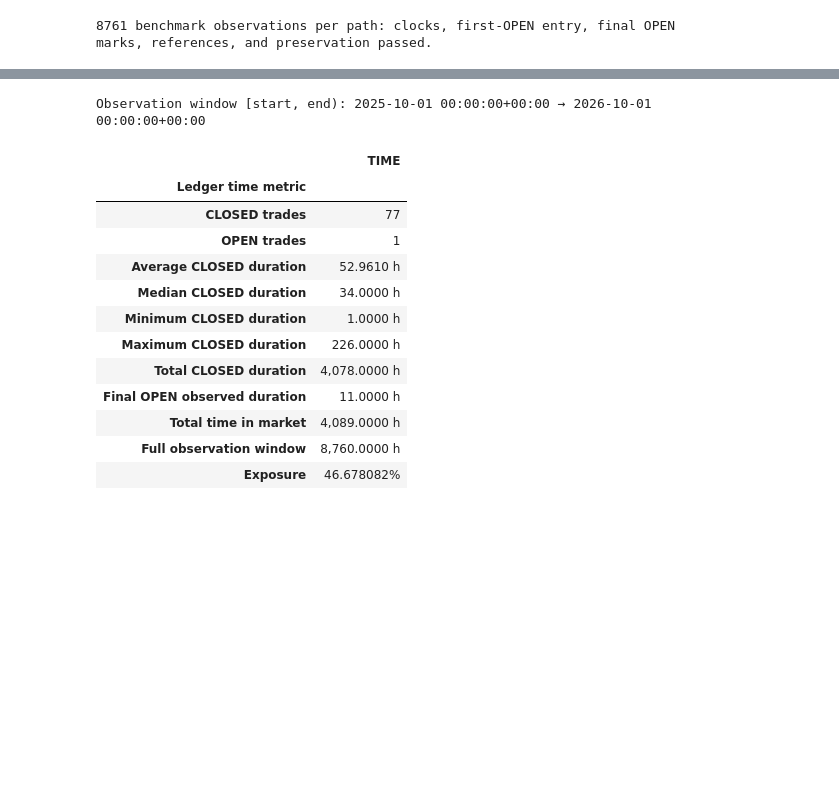
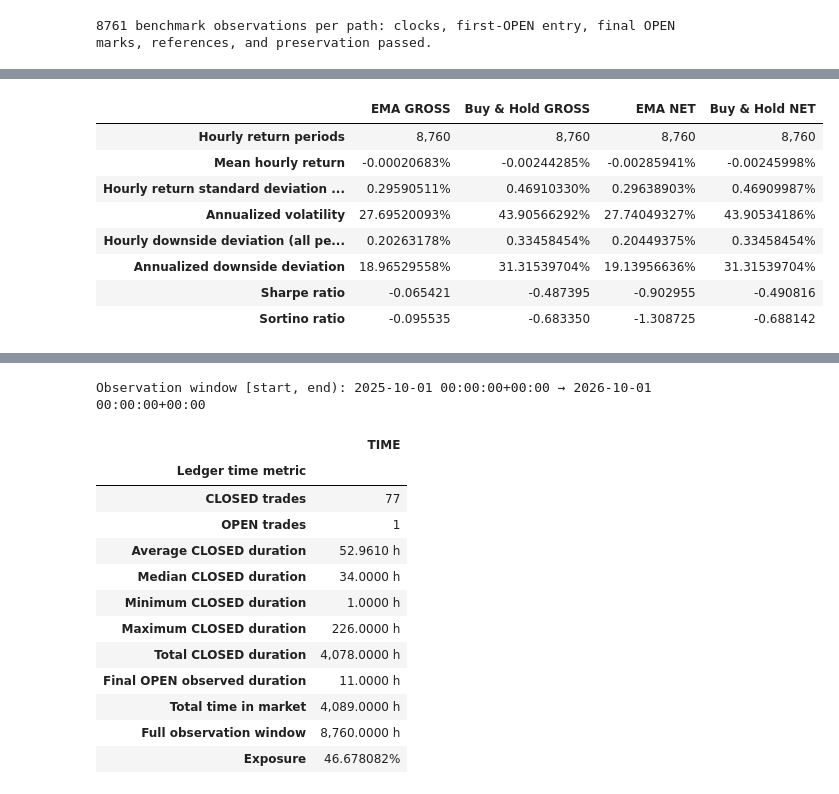
Before and after one commit to puckmandestroyer/trading-lab, a Jupyter notebook: notebooks/03_backtest_review.ipynb, the cells around one changed output, grey strips where cells are left out. Cells and saved outputs as stored; diff of their text form; code cells hidden in the pictures; blank space fills up the shorter version.

Commit message:
Add Stage 5.17 risk-adjusted analytics

```diff
--- a/notebooks/03_backtest_review.ipynb
+++ b/notebooks/03_backtest_review.ipynb
@@ -114,6 +120,10 @@ CSV_PATH = PROJECT_ROOT / "data" / "raw" / "BTCUSDT_1h.csv"
 print(f"EMA spans: {FAST_SPAN}/{SLOW_SPAN}; warm-up: {WARMUP_CANDLES} candles")
 print(f"Starting capital: {INITIAL_CAPITAL:,.2f} USDT")
 print(f"Research fee: {FEE_RATE:.2%} per side; adverse slippage: {SLIPPAGE_RATE:.2%} per side")
+
+PERIODS_PER_YEAR = 365 * 24  # Explicit hourly 24/7 analytics convention.
+RISK_FREE_RETURN_PER_PERIOD = 0.0
+MINIMUM_ACCEPTABLE_RETURN_PER_PERIOD = 0.0
 # %% [output]
 EMA spans: 20/50; warm-up: 50 candles
 Starting capital: 10,000.00 USDT
@@ -1560,0 +1599,78 @@ print("8761 benchmark observations per path: clocks, first-OPEN entry, final OPE
+# %%
+risk_adjusted_equity_paths = {
+    "EMA GROSS": gross_equity_path,
+    "Buy & Hold GROSS": gross_buy_hold_equity,
+    "EMA NET": net_equity_path,
+    "Buy & Hold NET": net_buy_hold_equity,
+}
+risk_adjusted_equity_before = {
+    label: path.copy(deep=True) for label, path in risk_adjusted_equity_paths.items()
+}
+risk_adjusted_candles_before = candles.copy(deep=True)
+
+ema_gross_time_returns = calculate_time_based_returns(gross_equity_path)
+ema_net_time_returns = calculate_time_based_returns(net_equity_path)
+buy_hold_gross_time_returns = calculate_time_based_returns(gross_buy_hold_equity)
+buy_hold_net_time_returns = calculate_time_based_returns(net_buy_hold_equity)
+time_return_paths = {
+    "EMA GROSS": ema_gross_time_returns,
+    "Buy & Hold GROSS": buy_hold_gross_time_returns,
+    "EMA NET": ema_net_time_returns,
+    "Buy & Hold NET": buy_hold_net_time_returns,
+}
+ema_gross_risk_adjusted_summary = summarize_risk_adjusted_performance(
+    gross_equity_path, PERIODS_PER_YEAR, RISK_FREE_RETURN_PER_PERIOD,
+    MINIMUM_ACCEPTABLE_RETURN_PER_PERIOD, label="EMA GROSS",
+)
+ema_net_risk_adjusted_summary = summarize_risk_adjusted_performance(
+    net_equity_path, PERIODS_PER_YEAR, RISK_FREE_RETURN_PER_PERIOD,
+    MINIMUM_ACCEPTABLE_RETURN_PER_PERIOD, label="EMA NET",
+)
+buy_hold_gross_risk_adjusted_summary = summarize_risk_adjusted_performance(
+    gross_buy_hold_equity, PERIODS_PER_YEAR, RISK_FREE_RETURN_PER_PERIOD,
+    MINIMUM_ACCEPTABLE_RETURN_PER_PERIOD, label="Buy & Hold GROSS",
+)
+buy_hold_net_risk_adjusted_summary = summarize_risk_adjusted_performance(
+    net_buy_hold_equity, PERIODS_PER_YEAR, RISK_FREE_RETURN_PER_PERIOD,
+    MINIMUM_ACCEPTABLE_RETURN_PER_PERIOD, label="Buy & Hold NET",
+)
+risk_adjusted_summaries = {
+    "EMA GROSS": ema_gross_risk_adjusted_summary,
+    "Buy & Hold GROSS": buy_hold_gross_risk_adjusted_summary,
+    "EMA NET": ema_net_risk_adjusted_summary,
+    "Buy & Hold NET": buy_hold_net_risk_adjusted_summary,
+}
+risk_adjusted_row_labels = {
+    "period_count": "Hourly return periods",
+    "mean_period_return": "Mean hourly return",
+    "period_return_std": "Hourly return standard deviation (sample)",
+    "annualized_volatility": "Annualized volatility",
+    "downside_deviation": "Hourly downside deviation (all periods)",
+    "annualized_downside_deviation": "Annualized downside deviation",
+    "sharpe_ratio": "Sharpe ratio",
+    "sortino_ratio": "Sortino ratio",
+}
+risk_adjusted_comparison = pd.DataFrame({
+    label: summary.loc[label] for label, summary in risk_adjusted_summaries.items()
+}).rename(index=risk_adjusted_row_labels)
+percentage_rows = list(risk_adjusted_row_labels.values())[1:6]
+display(Markdown("**8760 periods/year · risk-free per hour = 0 · MAR per hour = 0**"))
+display(
+    risk_adjusted_comparison.style.format("{:.6f}")
+    .format("{:,.0f}", subset=pd.IndexSlice[["Hourly return periods"], :])
+    .format("{:.8%}", subset=pd.IndexSlice[percentage_rows, :])
+)
+display(Markdown(
+    f"EMA GROSS Sharpe/Sortino are **{ema_gross_risk_adjusted_summary.loc['EMA GROSS', 'sharpe_ratio']:.6f} / "
+    f"{ema_gross_risk_adjusted_summary.loc['EMA GROSS', 'sortino_ratio']:.6f}**; "
+    f"Buy-and-Hold GROSS are **{buy_hold_gross_risk_adjusted_summary.loc['Buy & Hold GROSS', 'sharpe_ratio']:.6f} / "
+    f"{buy_hold_gross_risk_adjusted_summary.loc['Buy & Hold GROSS', 'sortino_ratio']:.6f}**. "
+    f"EMA NET values are **{ema_net_risk_adjusted_summary.loc['EMA NET', 'sharpe_ratio']:.6f} / "
+    f"{ema_net_risk_adjusted_summary.loc['EMA NET', 'sortino_ratio']:.6f}**, versus "
+    f"Buy-and-Hold NET **{buy_hold_net_risk_adjusted_summary.loc['Buy & Hold NET', 'sharpe_ratio']:.6f} / "
+    f"{buy_hold_net_risk_adjusted_summary.loc['Buy & Hold NET', 'sortino_ratio']:.6f}**. "
+    "All mean hourly returns are negative under zero rf/MAR. EMA NET ends with slightly more equity "
+    "than NET holding, while its ratios are more negative. Final compounded wealth and arithmetic "
+    "return relative to variability answer different questions; a ratio alone does not establish superiority."
+))
+# %% [output]
@@ -1560,0 +1678,9 @@ print("8761 benchmark observations per path: clocks, first-OPEN entry, final OPE
+|  | EMA GROSS | Buy & Hold GROSS | EMA NET | Buy & Hold NET |
+| Hourly return periods | 8,760 | 8,760 | 8,760 | 8,760 |
+| Mean hourly return | -0.00020683% | -0.00244285% | -0.00285941% | -0.00245998% |
+| Hourly return standard deviation ... | 0.29590511% | 0.46910330% | 0.29638903% | 0.46909987% |
+| Annualized volatility | 27.69520093% | 43.90566292% | 27.74049327% | 43.90534186% |
+| Hourly downside deviation (all pe... | 0.20263178% | 0.33458454% | 0.20449375% | 0.33458454% |
+| Annualized downside deviation | 18.96529558% | 31.31539704% | 19.13956636% | 31.31539704% |
+| Sharpe ratio | -0.065421 | -0.487395 | -0.902955 | -0.490816 |
+| Sortino ratio | -0.095535 | -0.683350 | -1.308725 | -0.688142 |
```
Also changed, not shown: parts of 24 cells of this notebook, 6 other files.
